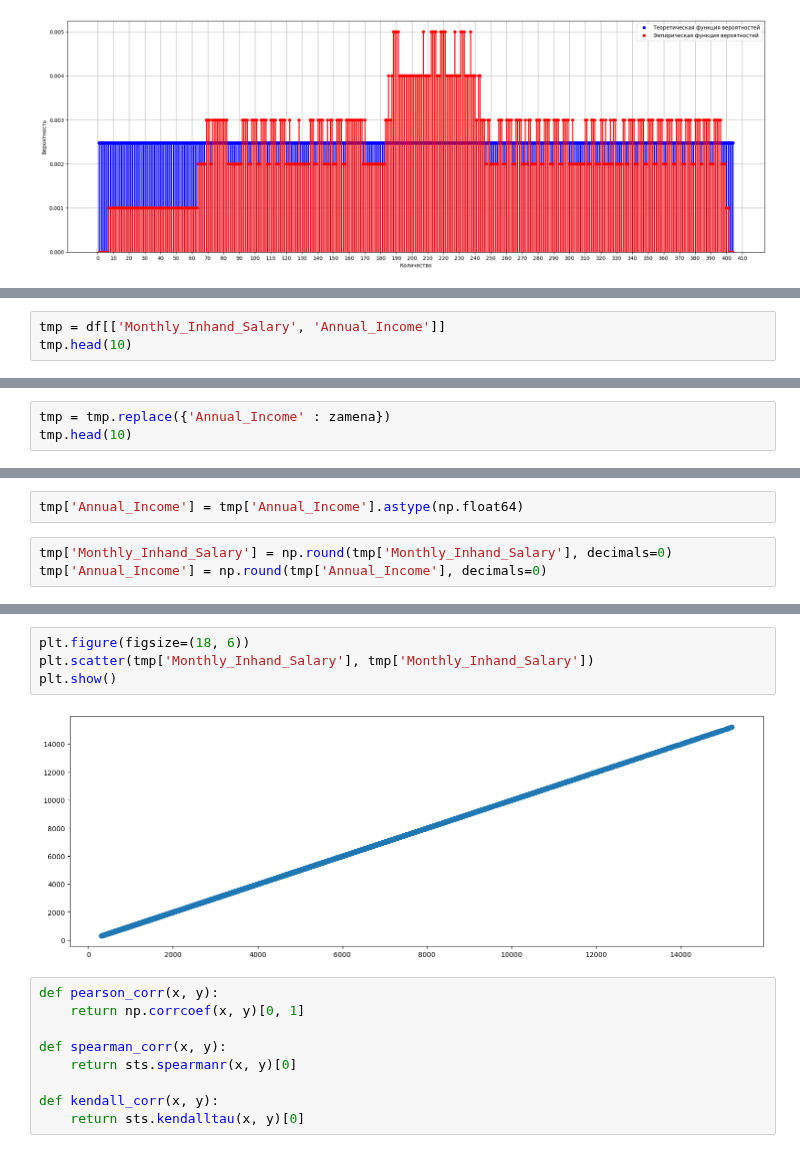
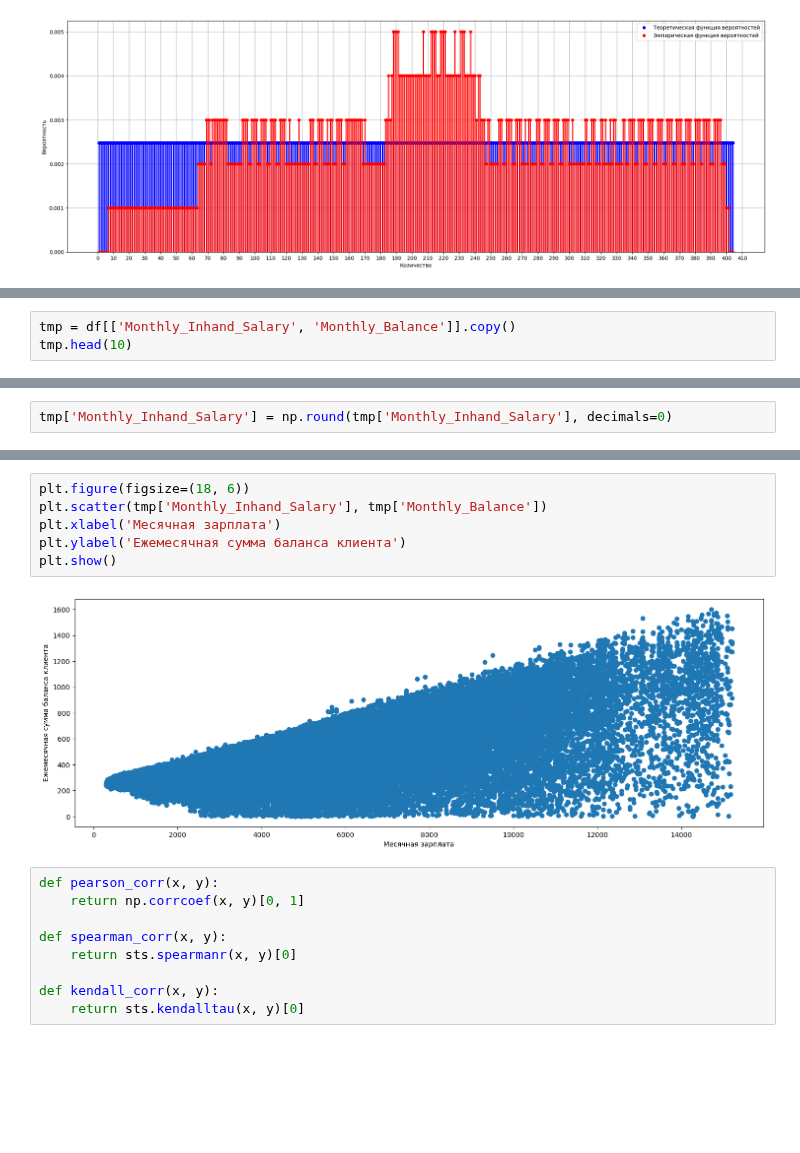
Before and after one commit to Ghukii/TMP-4sem-, a Jupyter notebook: Задание_6/Задание_6_13.ipynb, the cells around one changed output, grey strips where cells are left out. Saved outputs shown, nothing was run; the diff lists cells and outputs as text; blank space fills up the shorter version.

```diff
--- a/Задание_6/Задание_6_13.ipynb
+++ b/Задание_6/Задание_6_13.ipynb
@@ -960,4 +960,4 @@ Monthly_Inhand_Salary: месячная зарплата
 # %%
-tmp = df[['Monthly_Inhand_Salary', 'Annual_Income']]
+tmp = df[['Monthly_Inhand_Salary', 'Monthly_Balance']].copy()
 tmp.head(10)
 # %% [output]
@@ -1023,3 +995,0 @@ zamena
-# %%
-tmp = tmp.replace({'Annual_Income' : zamena})
-tmp.head(10)
@@ -1040,10 +1004,7 @@ type(tmp['Monthly_Inhand_Salary'][0])
 # %% [output]
 numpy.float64
-# %%
-tmp['Annual_Income'] = tmp['Annual_Income'].astype(np.float64)
 # %%
 tmp['Monthly_Inhand_Salary'] = np.round(tmp['Monthly_Inhand_Salary'], decimals=0)
-tmp['Annual_Income'] = np.round(tmp['Annual_Income'], decimals=0)
 # %%
 tmp.head(10)
 # %% [output]
@@ -1077,9 +1022,11 @@ tmp.loc[tmp['Monthly_Inhand_Salary'] < 500]
 # %%
 plt.figure(figsize=(18, 6))
-plt.scatter(tmp['Monthly_Inhand_Salary'], tmp['Monthly_Inhand_Salary'])
+plt.scatter(tmp['Monthly_Inhand_Salary'], tmp['Monthly_Balance'])
+plt.xlabel('Месячная зарплата')
+plt.ylabel('Ежемесячная сумма баланса клиента')
 plt.show()
 # %% [output]
-[figure, old version]
+[figure, new version]
 # %%
 def pearson_corr(x, y):
     return np.corrcoef(x, y)[0, 1]
```
Also changed, not shown: parts of 11 cells of this notebook.
